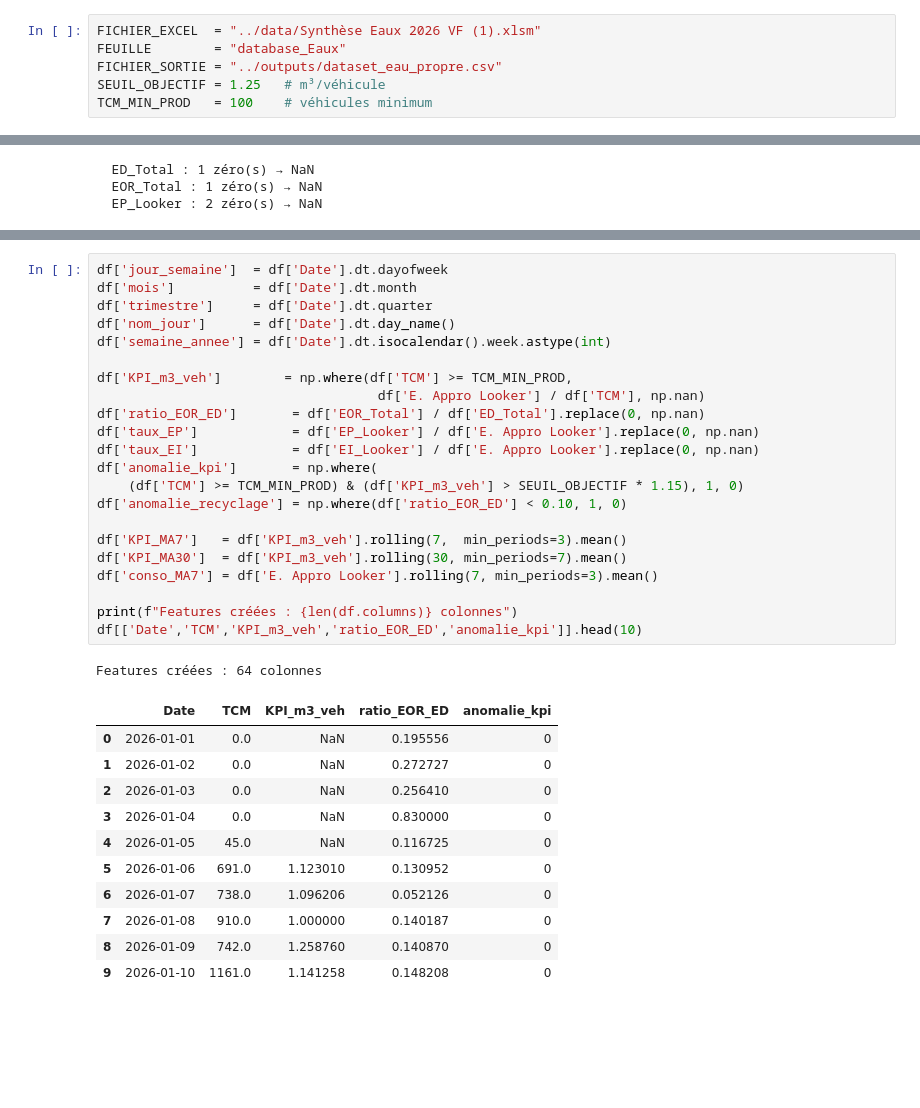
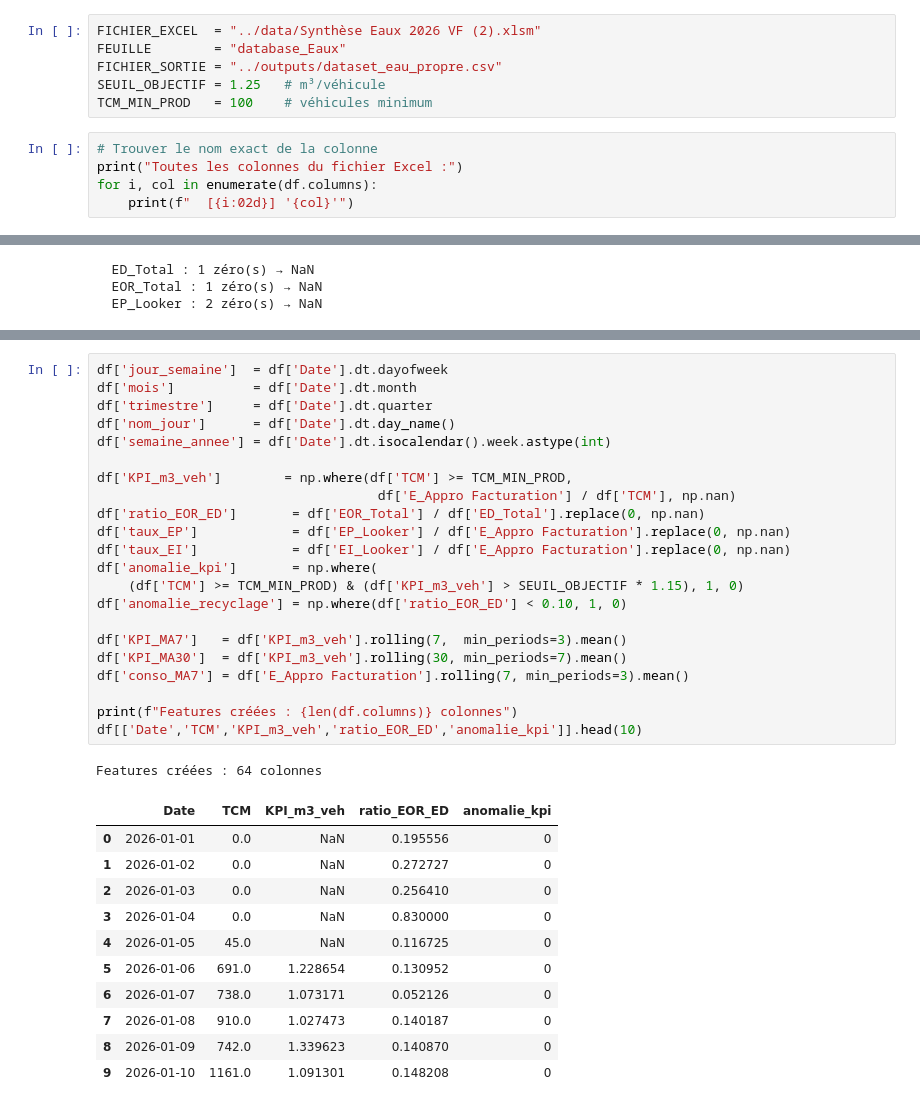
Before and after one commit to akrambelhaj55-ops/PFE-renault, a Jupyter notebook: notebooks/01_ETL.ipynb, the cells around one changed output, grey strips where cells are left out. Cells and saved outputs as stored; diff of their text form; blank space fills up the shorter version.

```diff
--- a/notebooks/01_ETL.ipynb
+++ b/notebooks/01_ETL.ipynb
@@ -19,6 +14,11 @@ print(os.getcwd())
 # %%
-FICHIER_EXCEL  = "../data/Synthèse Eaux 2026 VF (1).xlsm"
+FICHIER_EXCEL  = "../data/Synthèse Eaux 2026 VF (2).xlsm"
 FEUILLE        = "database_Eaux"
 FICHIER_SORTIE = "../outputs/dataset_eau_propre.csv"
 SEUIL_OBJECTIF = 1.25   # m³/véhicule
 TCM_MIN_PROD   = 100    # véhicules minimum
+# %%
+# Trouver le nom exact de la colonne
+print("Toutes les colonnes du fichier Excel :")
+for i, col in enumerate(df.columns):
+    print(f"  [{i:02d}] '{col}'")
@@ -59,38 +99,38 @@ for col in cols_conso:
 # %%
 df['jour_semaine']  = df['Date'].dt.dayofweek
 df['mois']          = df['Date'].dt.month
 df['trimestre']     = df['Date'].dt.quarter
 df['nom_jour']      = df['Date'].dt.day_name()
 df['semaine_annee'] = df['Date'].dt.isocalendar().week.astype(int)
 
 df['KPI_m3_veh']        = np.where(df['TCM'] >= TCM_MIN_PROD,
-                                    df['E. Appro Looker'] / df['TCM'], np.nan)
+                                    df['E_Appro Facturation'] / df['TCM'], np.nan)
 df['ratio_EOR_ED']       = df['EOR_Total'] / df['ED_Total'].replace(0, np.nan)
-df['taux_EP']            = df['EP_Looker'] / df['E. Appro Looker'].replace(0, np.nan)
-df['taux_EI']            = df['EI_Looker'] / df['E. Appro Looker'].replace(0, np.nan)
+df['taux_EP']            = df['EP_Looker'] / df['E_Appro Facturation'].replace(0, np.nan)
+df['taux_EI']            = df['EI_Looker'] / df['E_Appro Facturation'].replace(0, np.nan)
 df['anomalie_kpi']       = np.where(
     (df['TCM'] >= TCM_MIN_PROD) & (df['KPI_m3_veh'] > SEUIL_OBJECTIF * 1.15), 1, 0)
 df['anomalie_recyclage'] = np.where(df['ratio_EOR_ED'] < 0.10, 1, 0)
 
 df['KPI_MA7']   = df['KPI_m3_veh'].rolling(7,  min_periods=3).mean()
 df['KPI_MA30']  = df['KPI_m3_veh'].rolling(30, min_periods=7).mean()
-df['conso_MA7'] = df['E. Appro Looker'].rolling(7, min_periods=3).mean()
+df['conso_MA7'] = df['E_Appro Facturation'].rolling(7, min_periods=3).mean()
 
 print(f"Features créées : {len(df.columns)} colonnes")
 df[['Date','TCM','KPI_m3_veh','ratio_EOR_ED','anomalie_kpi']].head(10)
 # %% [output]
 Features créées : 64 colonnes
 |  | Date | TCM | KPI_m3_veh | ratio_EOR_ED | anomalie_kpi |
 | 0 | 2026-01-01 | 0.0 | NaN | 0.195556 | 0 |
 | 1 | 2026-01-02 | 0.0 | NaN | 0.272727 | 0 |
 | 2 | 2026-01-03 | 0.0 | NaN | 0.256410 | 0 |
 | 3 | 2026-01-04 | 0.0 | NaN | 0.830000 | 0 |
 | 4 | 2026-01-05 | 45.0 | NaN | 0.116725 | 0 |
-| 5 | 2026-01-06 | 691.0 | 1.123010 | 0.130952 | 0 |
-| 6 | 2026-01-07 | 738.0 | 1.096206 | 0.052126 | 0 |
-| 7 | 2026-01-08 | 910.0 | 1.000000 | 0.140187 | 0 |
-| 8 | 2026-01-09 | 742.0 | 1.258760 | 0.140870 | 0 |
-| 9 | 2026-01-10 | 1161.0 | 1.141258 | 0.148208 | 0 |
+| 5 | 2026-01-06 | 691.0 | 1.228654 | 0.130952 | 0 |
+| 6 | 2026-01-07 | 738.0 | 1.073171 | 0.052126 | 0 |
+| 7 | 2026-01-08 | 910.0 | 1.027473 | 0.140187 | 0 |
+| 8 | 2026-01-09 | 742.0 | 1.339623 | 0.140870 | 0 |
+| 9 | 2026-01-10 | 1161.0 | 1.091301 | 0.148208 | 0 |
 # %%
 df.to_csv(FICHIER_SORTIE, index=False)
 print(f"Dataset sauvegardé : {FICHIER_SORTIE}")
```
Also changed, not shown: parts of 7 cells of this notebook, 11 other files.
